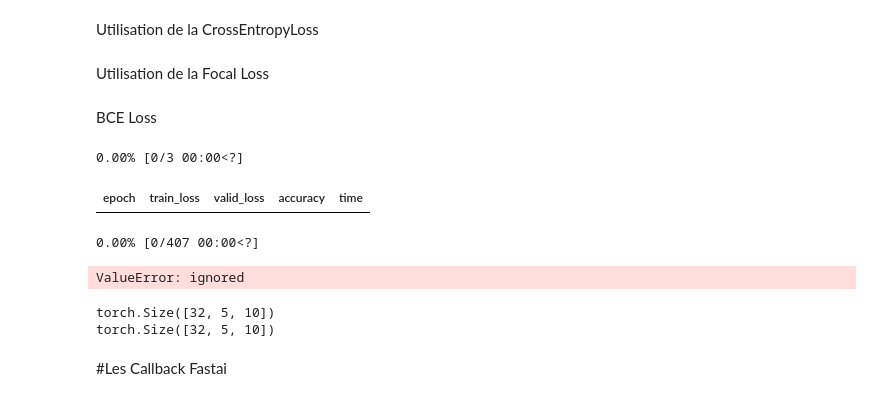
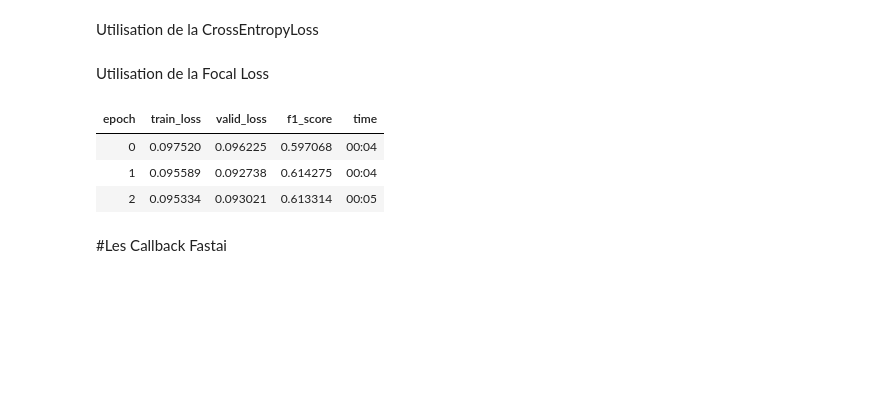
Before and after one commit to antmaio/Creactif_Fastai, a Jupyter notebook: Fastai_Seance7.ipynb, the cells around one changed output. Drawn from its saved outputs; the diff is of its cells as text; code cells hidden in the pictures; blank space fills up the shorter version.

```diff
--- a/Fastai_Seance7.ipynb
+++ b/Fastai_Seance7.ipynb
@@ -261,31 +249,16 @@ tab_learn.fit(10)
 Utilisation de la Focal Loss
 # %%
 torch.cuda.empty_cache()
-from fastai.tabular.model import TabularModel
-from fastai.metrics import RocAucBinary
-from torch.nn import BCELoss
-
 dls = TabularDataLoaders.from_csv(path/'adult.csv', path=path, y_names="salary",
                                   cat_names=cat_names, cont_names=cont_names,
                                   procs = [Categorify, FillMissing, Normalize])
 f1 = F1Score()
 focal_loss = FocalLossFlat()
 
 tab_learn = tabular_learner(dls,metrics=f1, loss_func=focal_loss)
-tab_learn.fit(10)
+tab_learn.fit(3)
+# %% [output]
+| epoch | train_loss | valid_loss | f1_score | time |
+| 0 | 0.097520 | 0.096225 | 0.597068 | 00:04 |
+| 1 | 0.095589 | 0.092738 | 0.614275 | 00:04 |
+| 2 | 0.095334 | 0.093021 | 0.613314 | 00:05 |
-# %% [markdown]
-BCE Loss
-# %%
-torch.cuda.empty_cache()
-dls = TabularDataLoaders.from_csv(path/'adult.csv', path=path, y_names="salary",
-                                  cat_names=cat_names, cont_names=cont_names,
-                                  procs = [Categorify, FillMissing, Normalize])
-bce_loss = BCELossFlat()
-
-tab_learn = tabular_learner(dls,metrics=accuracy, loss_func=bce_loss)
-tab_learn.fit(3)
-# %% [output]
-0.00% [0/3 00:00<?]
-| epoch | train_loss | valid_loss | accuracy | time |
-0.00% [0/407 00:00<?]
-ValueError: ignored
@@ -305,8 +265,2 @@ target = torch.randint(0,2,(32, 5, 10))
-# %%
-print(output.shape)
-print(target.shape)
-# %% [output]
-torch.Size([32, 5, 10])
-torch.Size([32, 5, 10])
 # %% [markdown]
 #Les Callback Fastai
```
Also changed, not shown: parts of 29 cells of this notebook.
